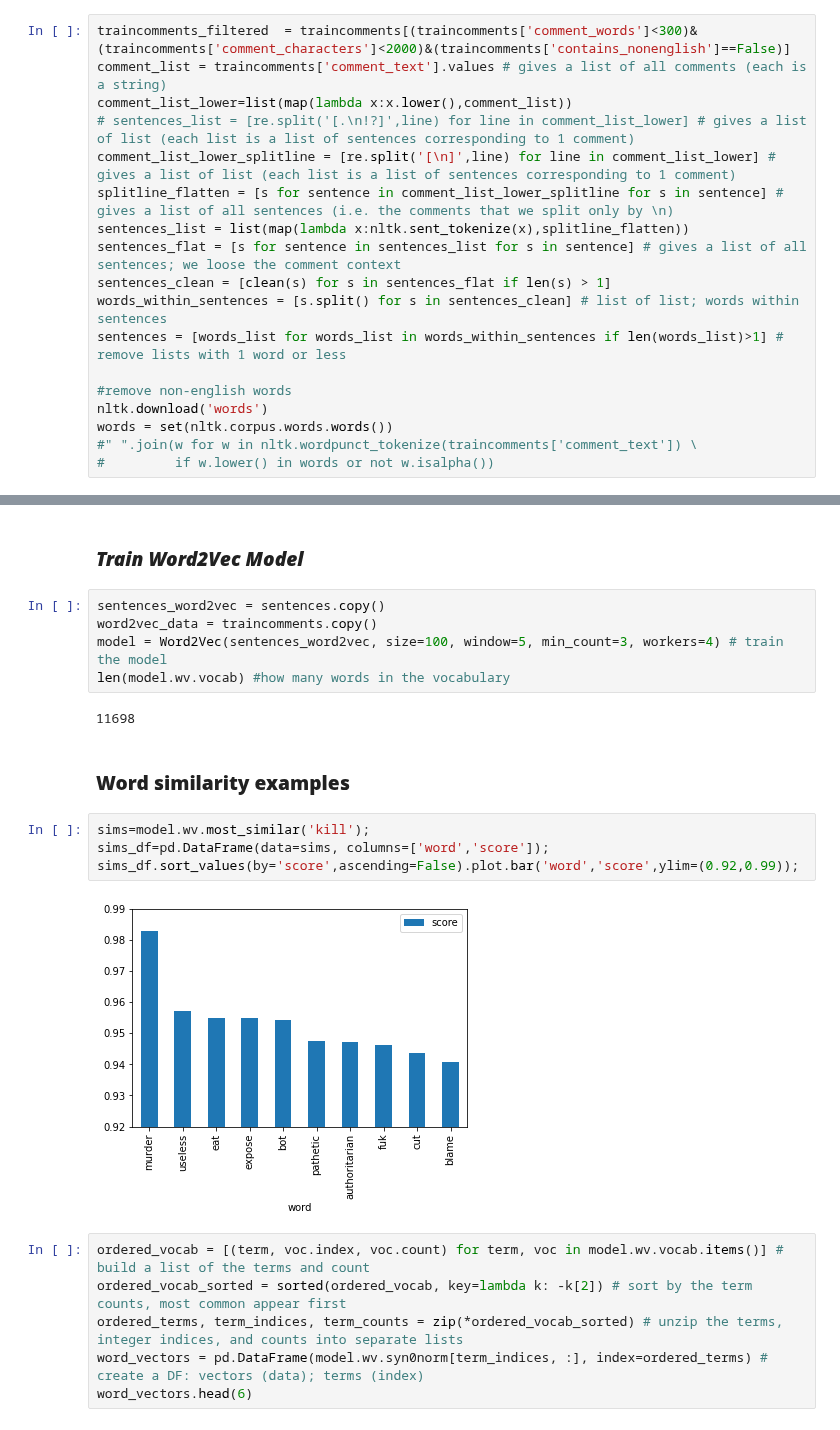
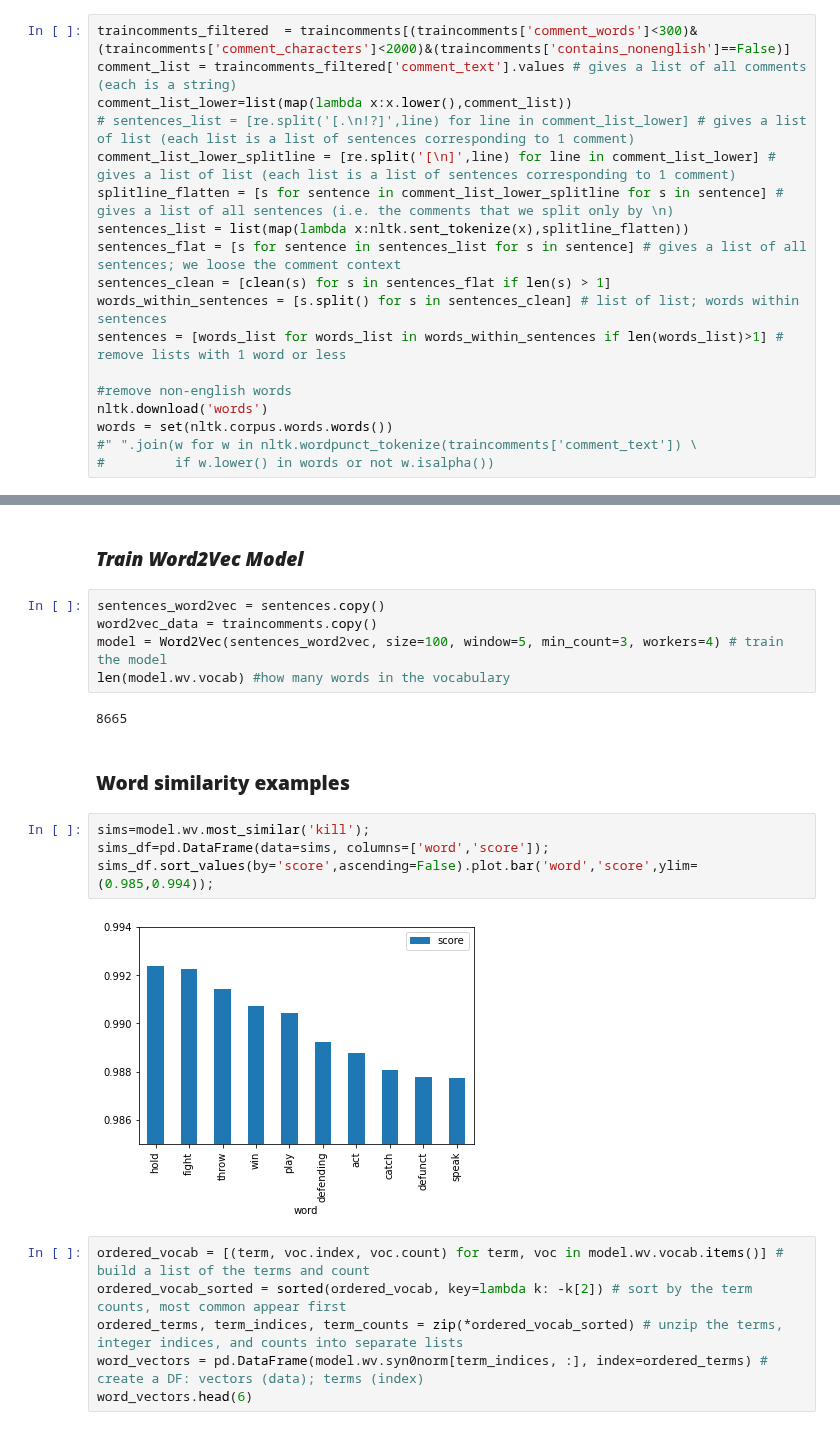
Before and after one commit to orbenishay/Classification, a Jupyter notebook: Toxic_comments_classification.ipynb, the cells around one changed output, grey strips where cells are left out. Saved outputs shown, nothing was run; the diff lists cells and outputs as text.

```diff
--- a/Toxic_comments_classification.ipynb
+++ b/Toxic_comments_classification.ipynb
@@ -322,7 +322,7 @@ def clean(s):
     return s
 # %%
 traincomments_filtered  = traincomments[(traincomments['comment_words']<300)&(traincomments['comment_characters']<2000)&(traincomments['contains_nonenglish']==False)]
-comment_list = traincomments['comment_text'].values # gives a list of all comments (each is a string)
+comment_list = traincomments_filtered['comment_text'].values # gives a list of all comments (each is a string)
 comment_list_lower=list(map(lambda x:x.lower(),comment_list))
 # sentences_list = [re.split('[.\n!?]',line) for line in comment_list_lower] # gives a list of list (each list is a list of sentences corresponding to 1 comment)
 comment_list_lower_splitline = [re.split('[\n]',line) for line in comment_list_lower] # gives a list of list (each list is a list of sentences corresponding to 1 comment)
@@ -351,15 +351,15 @@ word2vec_data = traincomments.copy()
 model = Word2Vec(sentences_word2vec, size=100, window=5, min_count=3, workers=4) # train the model
 len(model.wv.vocab) #how many words in the vocabulary
 # %% [output]
-11698
+8665
 # %% [markdown]
 ### **Word similarity examples**
 # %%
 sims=model.wv.most_similar('kill');
 sims_df=pd.DataFrame(data=sims, columns=['word','score']);
-sims_df.sort_values(by='score',ascending=False).plot.bar('word','score',ylim=(0.92,0.99));
+sims_df.sort_values(by='score',ascending=False).plot.bar('word','score',ylim=(0.985,0.994));
 # %% [output]
-[figure, old version]
+[figure, new version]
 # %%
 ordered_vocab = [(term, voc.index, voc.count) for term, voc in model.wv.vocab.items()] # build a list of the terms and count
 ordered_vocab_sorted = sorted(ordered_vocab, key=lambda k: -k[2]) # sort by the term counts, most common appear first
```
Also changed, not shown: parts of 1 cell of this notebook.
